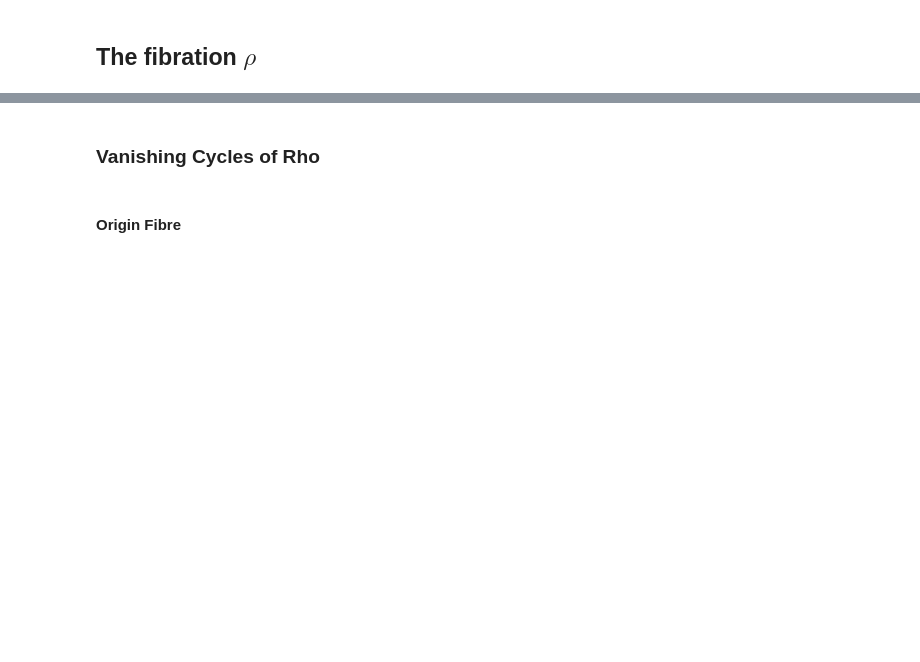
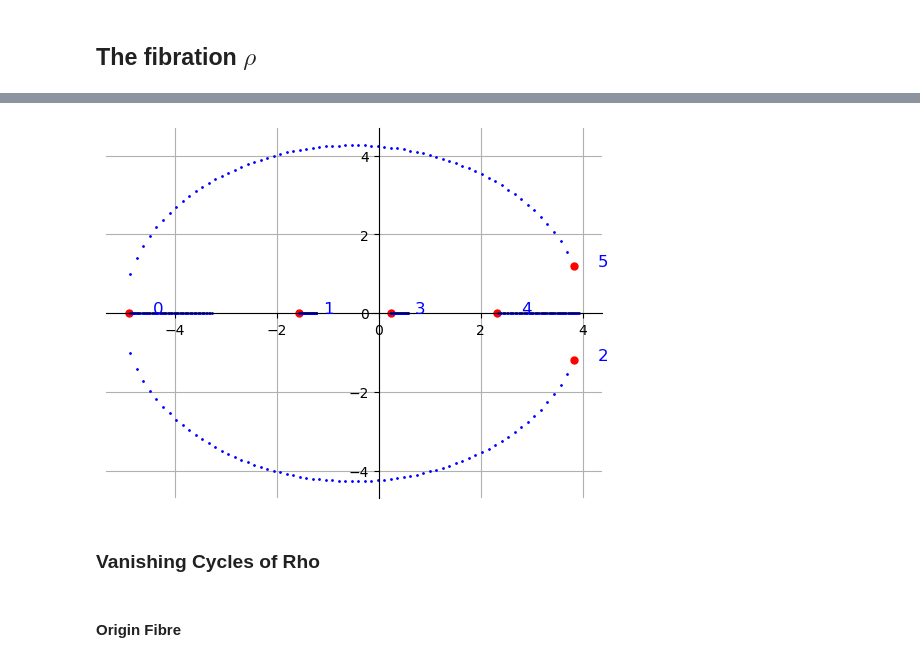
Before and after one commit to ViveLeFrance/Painlev-, a Jupyter notebook: p3d7.ipynb, the cells around one changed output, grey strips where cells are left out. Saved outputs shown, nothing was run; the diff lists cells and outputs as text; code cells hidden in the pictures; blank space fills up the shorter version.

```diff
--- a/p3d7.ipynb
+++ b/p3d7.ipynb
@@ -131,3 +118,13 @@ Critical points: 6
+# %%
+a_path = pl_path([1], steps=70)
+b_path = pl_path([-0.01,-0.5], steps=70)
+
+rho_params = {'a': a_path, 'b': b_path}
+
+crits = parameterized_rho_crits(rho, rho_params)
+plot_paths(crits)
+# %% [output]
+[figure, added]
 # %% [markdown]
 ### Vanishing Cycles of Rho
 # %% [markdown]
```
Also changed, not shown: parts of 6 cells of this notebook, 9 other files.
